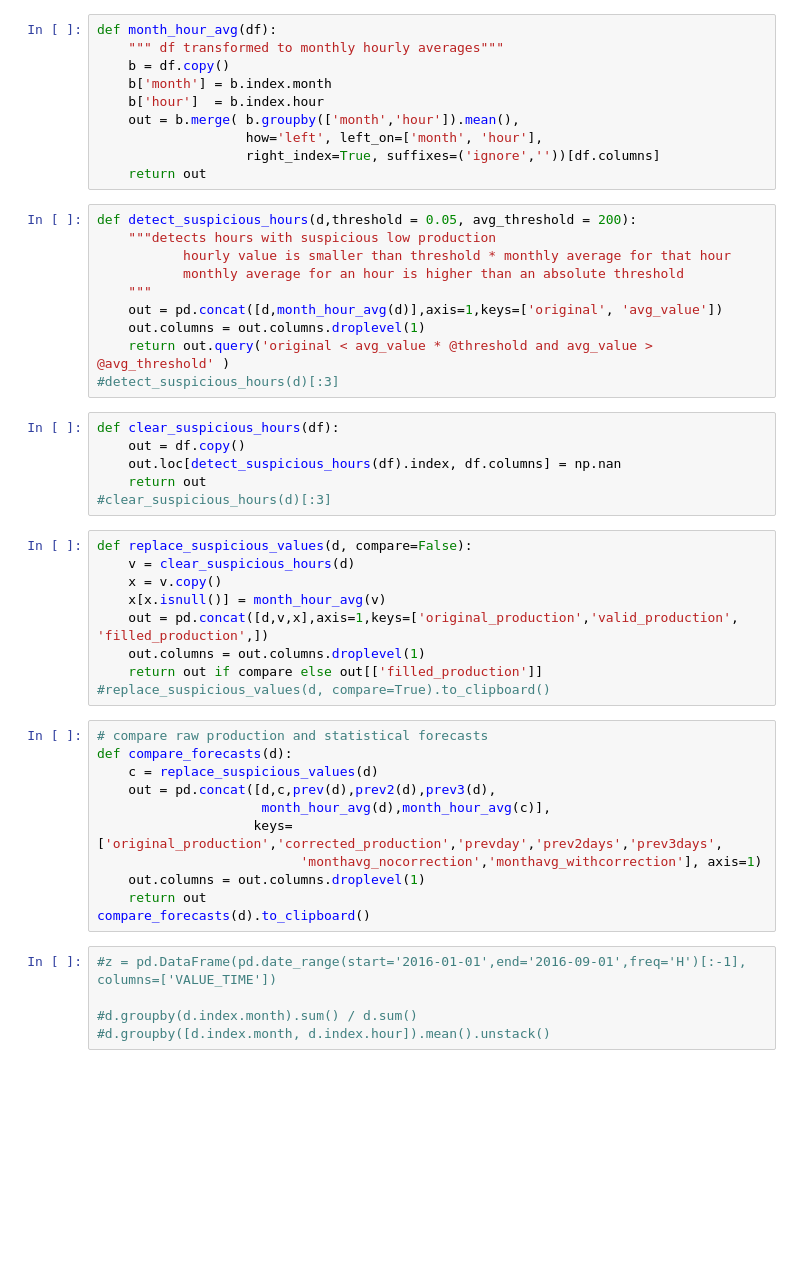
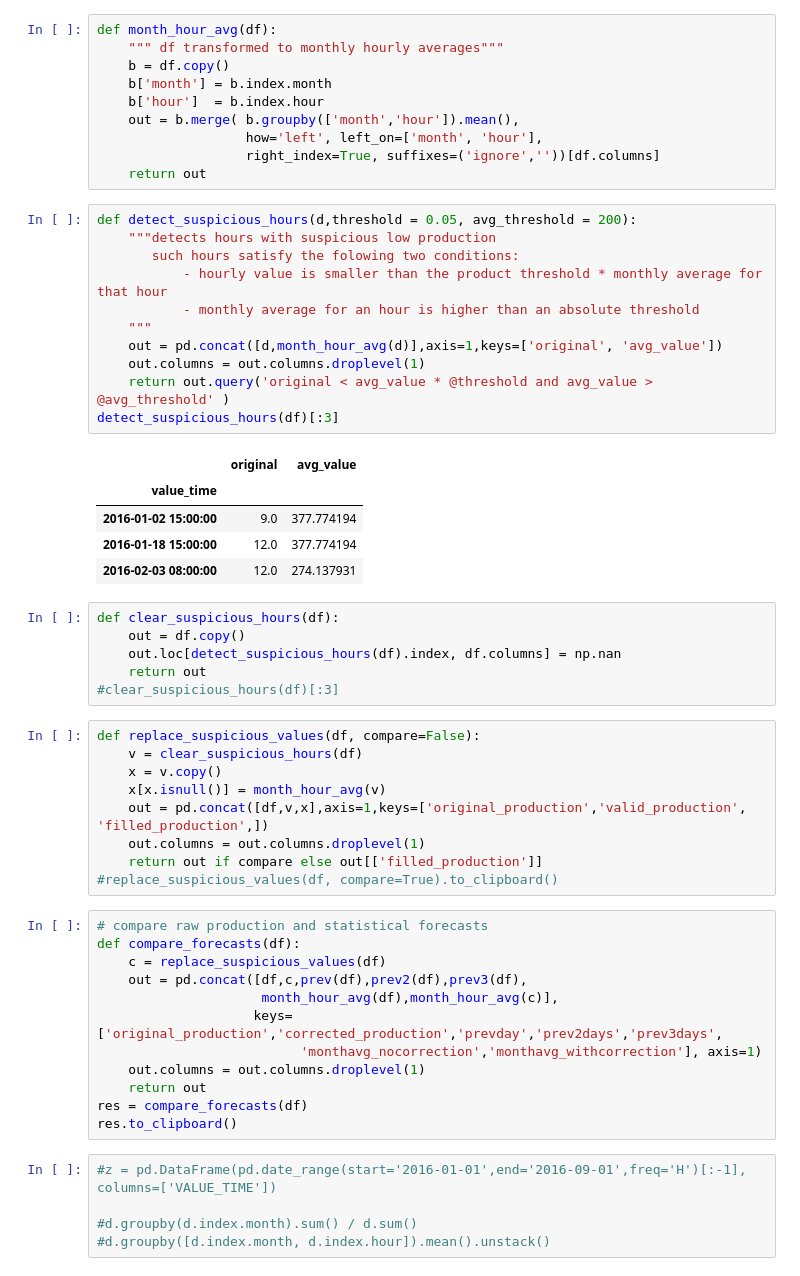
Before and after one commit to dragosbo/rapid, a Jupyter notebook: solar.ipynb, the cells around one changed output. Drawn from its saved outputs; the diff is of its cells as text; blank space fills up the shorter version.

```diff
--- a/solar.ipynb
+++ b/solar.ipynb
@@ -33,39 +70,47 @@ def month_hour_avg(df):
 # %%
 def detect_suspicious_hours(d,threshold = 0.05, avg_threshold = 200):
     """detects hours with suspicious low production
-           hourly value is smaller than threshold * monthly average for that hour
-           monthly average for an hour is higher than an absolute threshold
+       such hours satisfy the folowing two conditions:
+           - hourly value is smaller than the product threshold * monthly average for that hour
+           - monthly average for an hour is higher than an absolute threshold
     """
     out = pd.concat([d,month_hour_avg(d)],axis=1,keys=['original', 'avg_value'])
     out.columns = out.columns.droplevel(1)
     return out.query('original < avg_value * @threshold and avg_value > @avg_threshold' )
-#detect_suspicious_hours(d)[:3]
+detect_suspicious_hours(df)[:3]
+# %% [output]
+|  | original | avg_value |
+| value_time |  |  |
+| 2016-01-02 15:00:00 | 9.0 | 377.774194 |
+| 2016-01-18 15:00:00 | 12.0 | 377.774194 |
+| 2016-02-03 08:00:00 | 12.0 | 274.137931 |
 # %%
 def clear_suspicious_hours(df):
     out = df.copy()
     out.loc[detect_suspicious_hours(df).index, df.columns] = np.nan
     return out
-#clear_suspicious_hours(d)[:3]
+#clear_suspicious_hours(df)[:3]
 # %%
-def replace_suspicious_values(d, compare=False):
-    v = clear_suspicious_hours(d)
+def replace_suspicious_values(df, compare=False):
+    v = clear_suspicious_hours(df)
     x = v.copy()
     x[x.isnull()] = month_hour_avg(v)
-    out = pd.concat([d,v,x],axis=1,keys=['original_production','valid_production', 'filled_production',])
+    out = pd.concat([df,v,x],axis=1,keys=['original_production','valid_production', 'filled_production',])
     out.columns = out.columns.droplevel(1)
     return out if compare else out[['filled_production']]
-#replace_suspicious_values(d, compare=True).to_clipboard()
+#replace_suspicious_values(df, compare=True).to_clipboard()
 # %%
 # compare raw production and statistical forecasts
-def compare_forecasts(d):
-    c = replace_suspicious_values(d)
-    out = pd.concat([d,c,prev(d),prev2(d),prev3(d),
-                     month_hour_avg(d),month_hour_avg(c)],
+def compare_forecasts(df):
+    c = replace_suspicious_values(df)
+    out = pd.concat([df,c,prev(df),prev2(df),prev3(df),
+                     month_hour_avg(df),month_hour_avg(c)],
                     keys=['original_production','corrected_production','prevday','prev2days','prev3days',
                           'monthavg_nocorrection','monthavg_withcorrection'], axis=1)
     out.columns = out.columns.droplevel(1)
     return out
-compare_forecasts(d).to_clipboard()
+res = compare_forecasts(df)
+res.to_clipboard()
 # %%
 #z = pd.DataFrame(pd.date_range(start='2016-01-01',end='2016-09-01',freq='H')[:-1], columns=['VALUE_TIME'])
 
```
Also changed, not shown: parts of 11 cells of this notebook.
